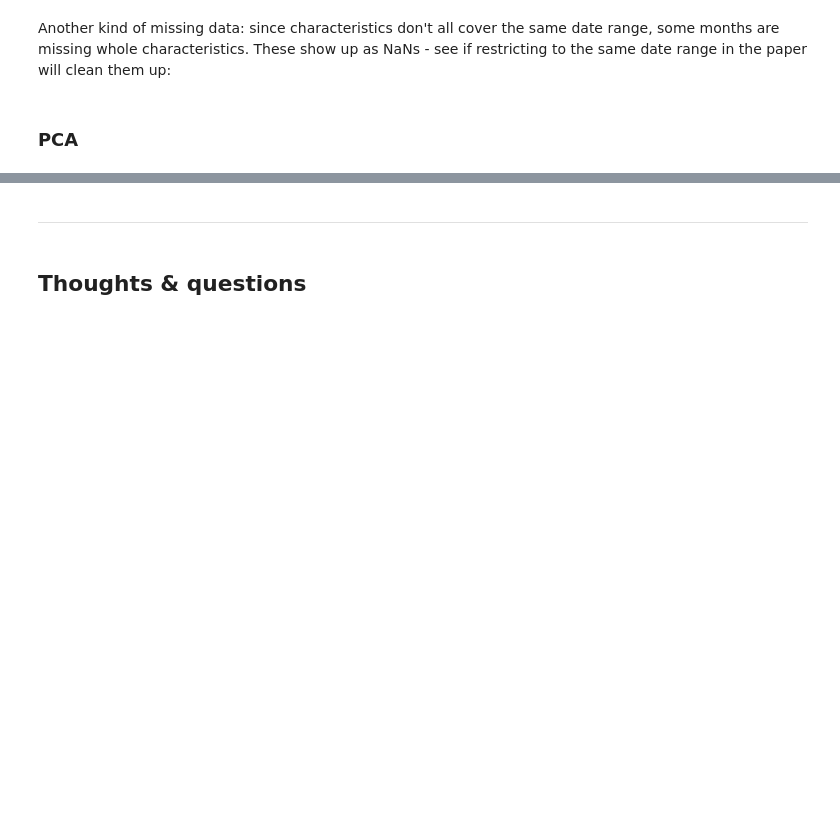
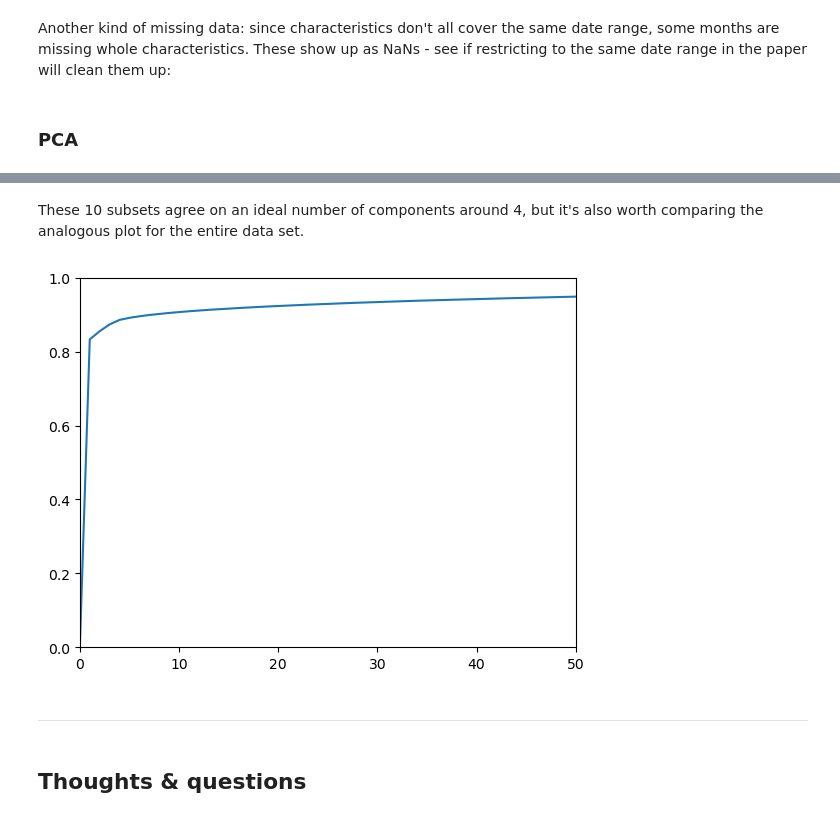
Before and after one commit to ALandon942/StockAutoencoder, a Jupyter notebook: StockPortfolioAutoencoder.ipynb, the cells around one changed output, grey strips where cells are left out. Drawn from its saved outputs; the diff is of its cells as text; code cells hidden in the pictures; blank space fills up the shorter version.

```diff
--- a/StockPortfolioAutoencoder.ipynb
+++ b/StockPortfolioAutoencoder.ipynb
@@ -226,3 +212,10 @@ pca_plot(p1_subframe)
+# %% [markdown]
+These 10 subsets agree on an ideal number of components around 4, but it's also worth comparing the analogous plot for the entire data set.
+# %%
+plt.axis((0, 50, 0, 1)) # x max of 50 found by first plotting w/o axis constraints
+pca_plot(cleaned)
+# %% [output]
+[figure, added]
 # %% [markdown]
 --------
 # %% [markdown]
```
Also changed, not shown: parts of 7 cells of this notebook.
